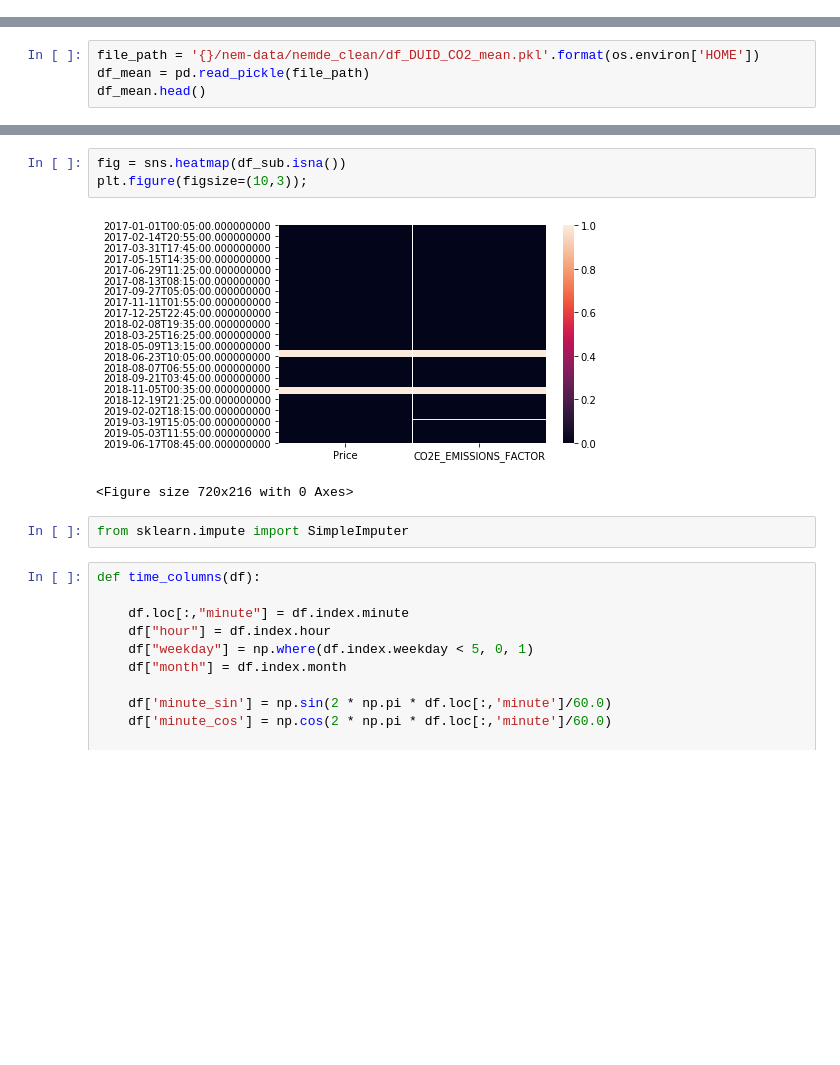
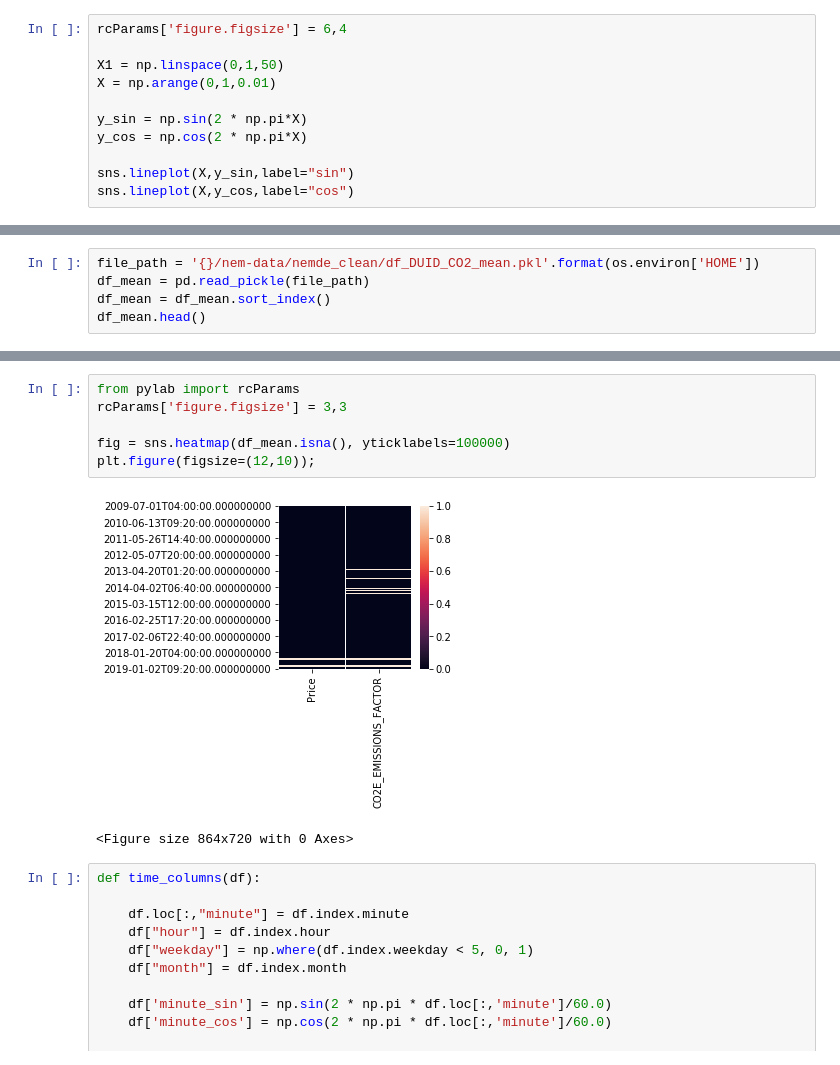
Before and after one commit to bkubsch/marginal-carbon, a Jupyter notebook: notebooks/8a_data_prep.ipynb, the cells around one changed output, grey strips where cells are left out. Saved outputs shown, nothing was run; the diff lists cells and outputs as text; blank space fills up the shorter version.

```diff
--- a/notebooks/8a_data_prep.ipynb
+++ b/notebooks/8a_data_prep.ipynb
@@ -11,0 +15,11 @@ warnings.simplefilter('ignore')
+# %%
+rcParams['figure.figsize'] = 6,4
+
+X1 = np.linspace(0,1,50)
+X = np.arange(0,1,0.01)
+
+y_sin = np.sin(2 * np.pi*X)
+y_cos = np.cos(2 * np.pi*X)
+
+sns.lineplot(X,y_sin,label="sin")
+sns.lineplot(X,y_cos,label="cos")
@@ -12,6 +35,7 @@ warnings.simplefilter('ignore')
 # %%
 file_path = '{}/nem-data/nemde_clean/df_DUID_CO2_mean.pkl'.format(os.environ['HOME'])
 df_mean = pd.read_pickle(file_path)
+df_mean = df_mean.sort_index()
 df_mean.head()
 # %% [output]
 |  | Price | CO2E_EMISSIONS_FACTOR |
@@ -38,11 +53,12 @@ df_sub.head()
 # %%
-fig = sns.heatmap(df_sub.isna())
-plt.figure(figsize=(10,3));
+from pylab import rcParams
+rcParams['figure.figsize'] = 3,3
+
+fig = sns.heatmap(df_mean.isna(), yticklabels=100000)
+plt.figure(figsize=(12,10));
 # %% [output]
-[figure, old version]
+[figure, new version]
-<Figure size 720x216 with 0 Axes>
+<Figure size 864x720 with 0 Axes>
-# %%
-from sklearn.impute import SimpleImputer
 # %%
 def time_columns(df):
 
```
Also changed, not shown: parts of 45 cells of this notebook, 2 other files.
